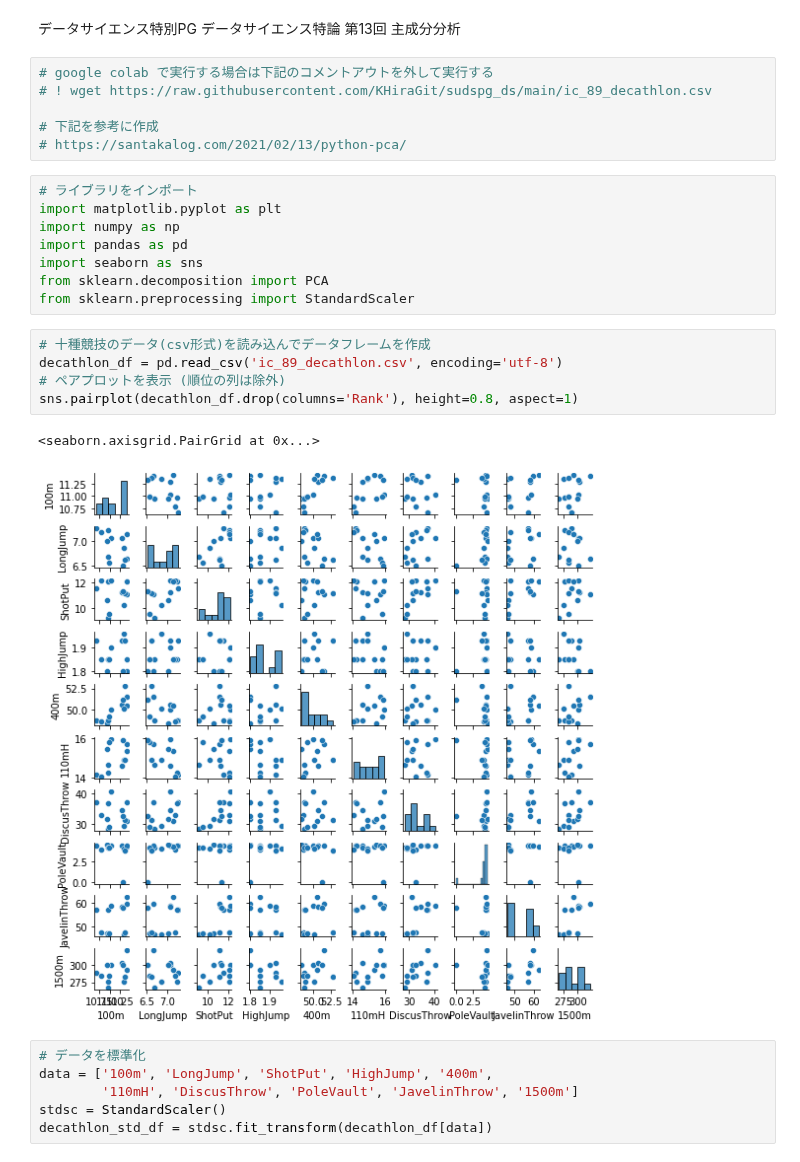
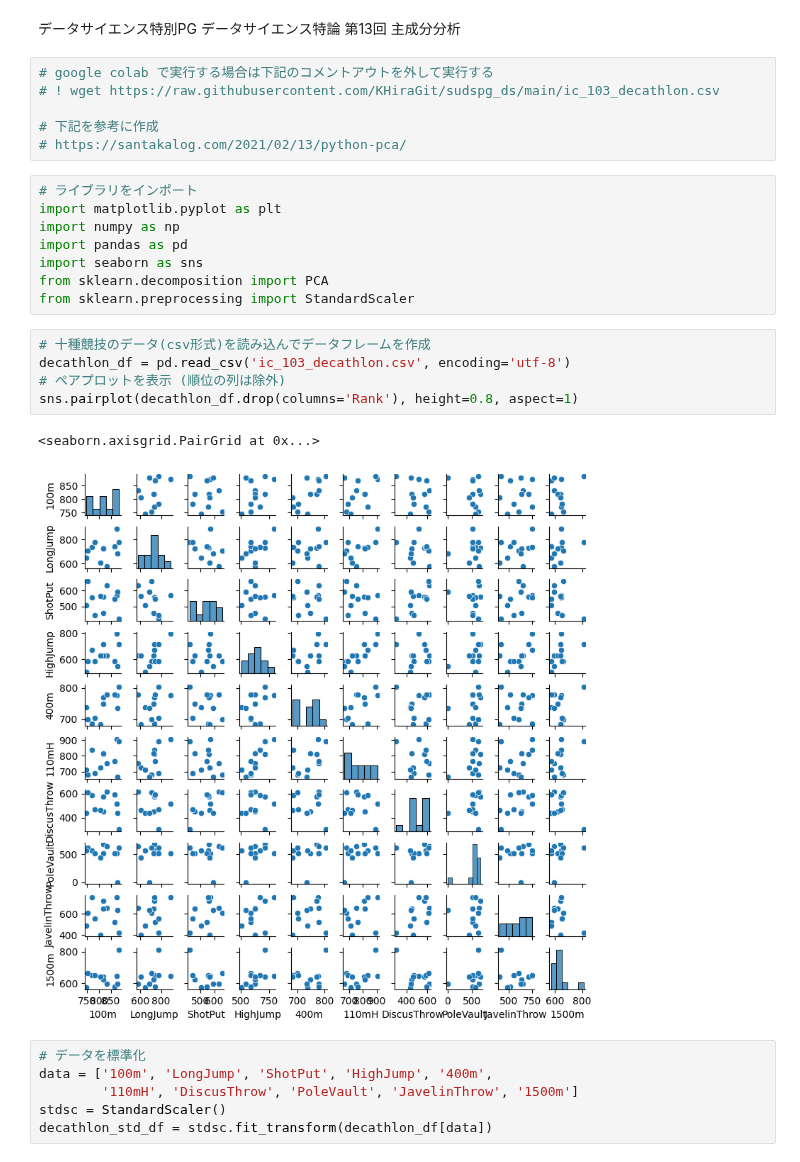
Before and after one commit to KHiraGit/sudspg_ds, a Jupyter notebook: ds13_sklearn_pca_decathlon.ipynb, the cells around one changed output. Saved outputs shown, nothing was run; the diff lists cells and outputs as text.

```diff
--- a/ds13_sklearn_pca_decathlon.ipynb
+++ b/ds13_sklearn_pca_decathlon.ipynb
@@ -2,7 +2,7 @@
 データサイエンス特別PG データサイエンス特論 第13回 主成分分析
 # %%
 # google colab で実行する場合は下記のコメントアウトを外して実行する
-# ! wget https://raw.githubusercontent.com/KHiraGit/sudspg_ds/main/ic_89_decathlon.csv
+# ! wget https://raw.githubusercontent.com/KHiraGit/sudspg_ds/main/ic_103_decathlon.csv
 
 # 下記を参考に作成
 # https://santakalog.com/2021/02/13/python-pca/
@@ -16,12 +16,12 @@ from sklearn.decomposition import PCA
 from sklearn.preprocessing import StandardScaler
 # %%
 # 十種競技のデータ(csv形式)を読み込んでデータフレームを作成
-decathlon_df = pd.read_csv('ic_89_decathlon.csv', encoding='utf-8')
+decathlon_df = pd.read_csv('ic_103_decathlon.csv', encoding='utf-8')
 # ペアプロットを表示 (順位の列は除外)
 sns.pairplot(decathlon_df.drop(columns='Rank'), height=0.8, aspect=1)
 # %% [output]
 <seaborn.axisgrid.PairGrid at 0x...>
-[figure, old version]
+[figure, new version]
 # %%
 # データを標準化
 data = ['100m', 'LongJump', 'ShotPut', 'HighJump', '400m',
```
Also changed, not shown: parts of 6 cells of this notebook, 3 other files.
